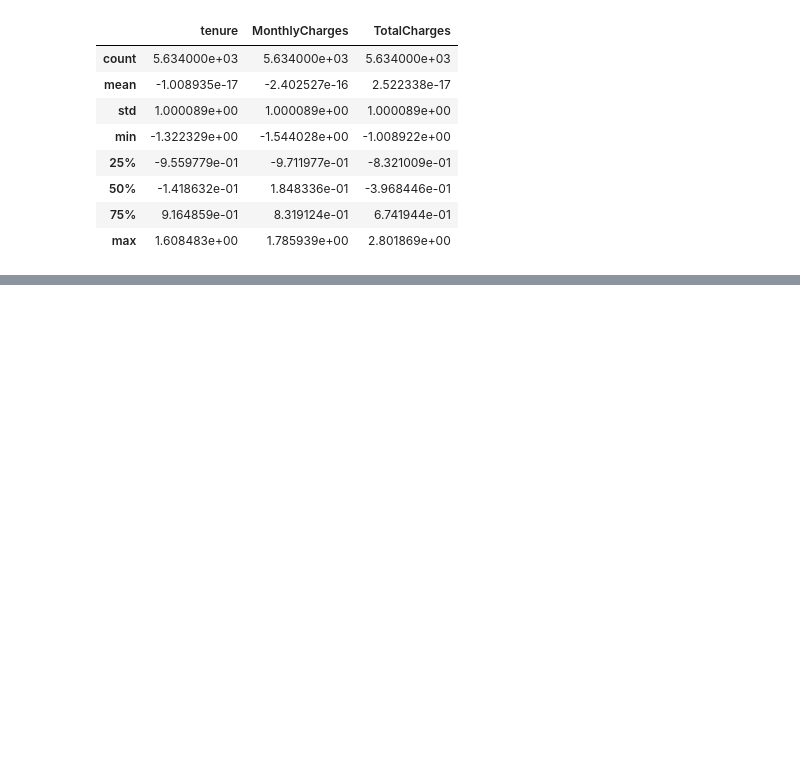
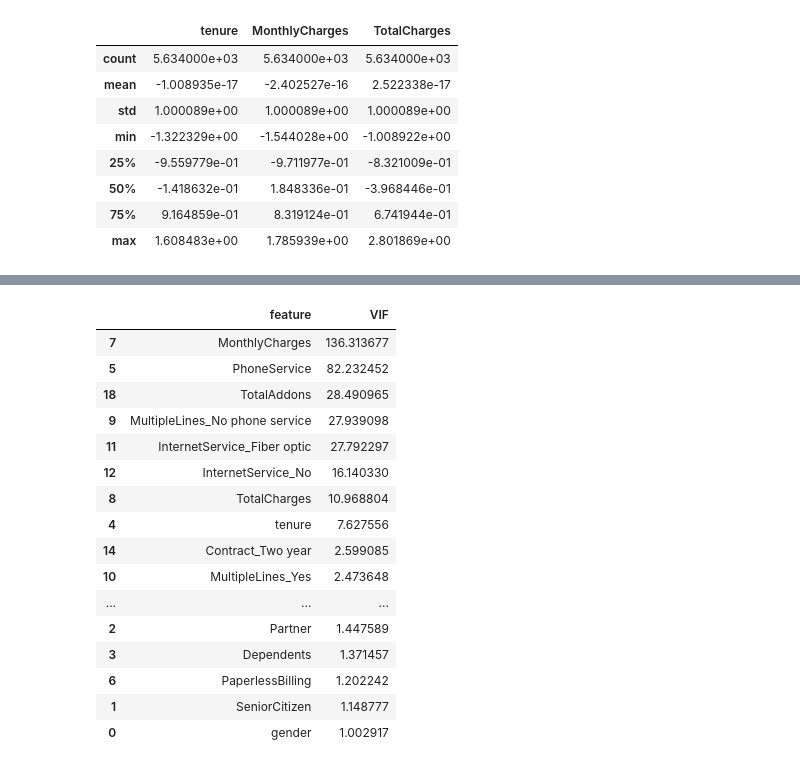
Before and after one commit to shrutigoswamii/ml-notebook, a Jupyter notebook: p1-telco-churn/notebooks/p1_churn_eda.ipynb, the cells around one changed output, grey strips where cells are left out. Saved outputs shown, nothing was run; the diff lists cells and outputs as text; code cells hidden in the pictures; blank space fills up the shorter version.

```diff
--- a/p1-telco-churn/notebooks/p1_churn_eda.ipynb
+++ b/p1-telco-churn/notebooks/p1_churn_eda.ipynb
@@ -371,0 +468,23 @@ X_train[numeric_cols].describe()
+# %%
+vif_data = pd.DataFrame()
+vif_data['feature'] = X_train.columns
+vif_data['VIF'] = [variance_inflation_factor(X_train.values, i) for i in range(X_train.shape[1])]
+vif_data.sort_values('VIF', ascending=False)
+# %% [output]
+|  | feature | VIF |
+| 7 | MonthlyCharges | 136.313677 |
+| 5 | PhoneService | 82.232452 |
+| 18 | TotalAddons | 28.490965 |
+| 9 | MultipleLines_No phone service | 27.939098 |
+| 11 | InternetService_Fiber optic | 27.792297 |
+| 12 | InternetService_No | 16.140330 |
+| 8 | TotalCharges | 10.968804 |
+| 4 | tenure | 7.627556 |
+| 14 | Contract_Two year | 2.599085 |
+| 10 | MultipleLines_Yes | 2.473648 |
+| ... | ... | ... |
+| 2 | Partner | 1.447589 |
+| 3 | Dependents | 1.371457 |
+| 6 | PaperlessBilling | 1.202242 |
+| 1 | SeniorCitizen | 1.148777 |
+| 0 | gender | 1.002917 |
```
Also changed, not shown: parts of 15 cells of this notebook.
